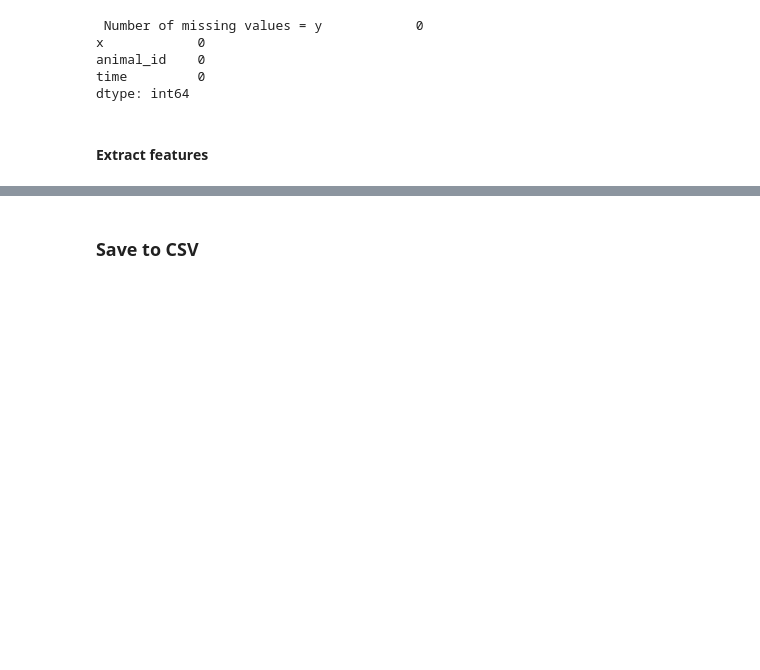
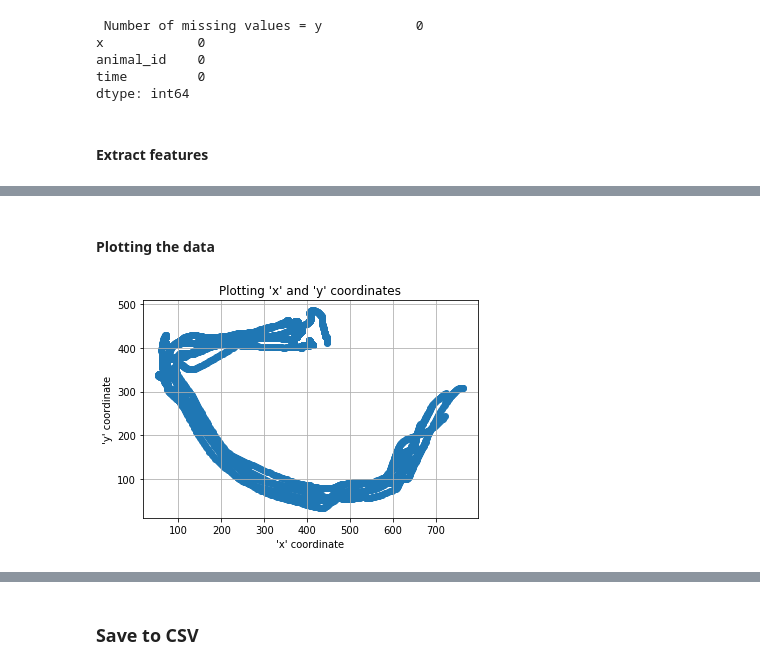
Before and after one commit to dbvis-ukon/movekit, a Jupyter notebook: examples/demo.ipynb, the cells around one changed output, grey strips where cells are left out. Saved outputs shown, nothing was run; the diff lists cells and outputs as text; code cells hidden in the pictures; blank space fills up the shorter version.

```diff
--- a/examples/demo.ipynb
+++ b/examples/demo.ipynb
@@ -53,0 +107,7 @@ data_features.head(20)
+# %% [markdown]
+#### Plotting the data
+# %%
+# plot movement
+mkit.plot_movement(data, frm=0, to = 1000)
+# %% [output]
+[figure, added]
```
Also changed, not shown: parts of 12 cells of this notebook, 5 other files.
